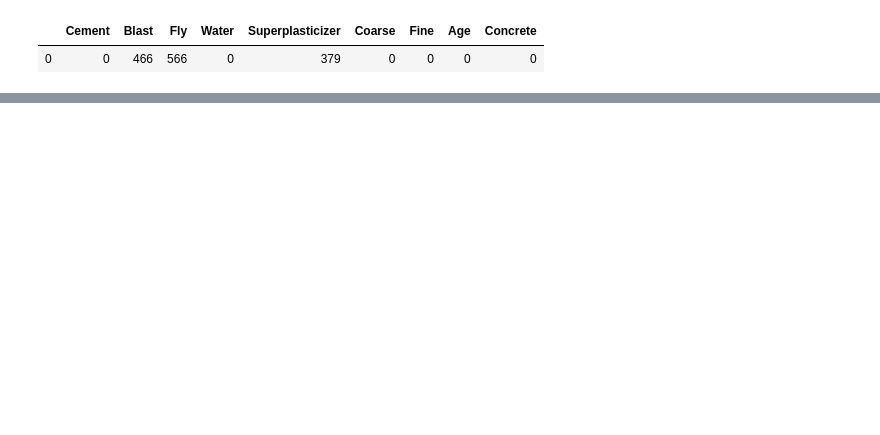
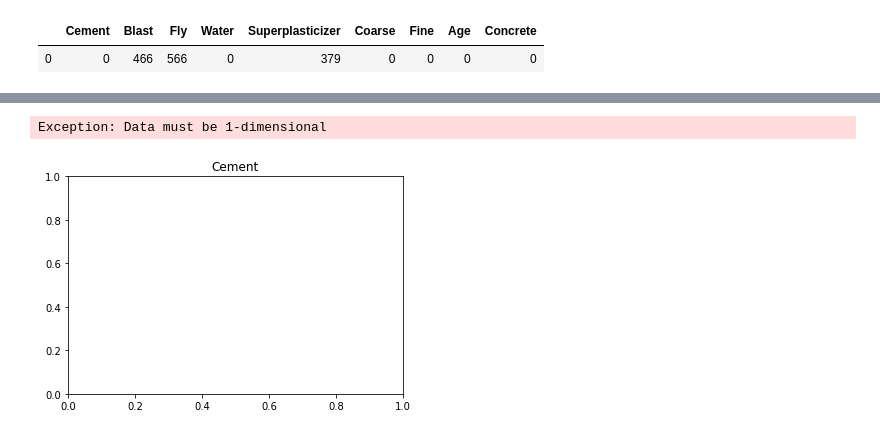
Before and after one commit to meowpunch/ConcreteDataset, a Jupyter notebook: data_analysis.ipynb, the cells around one changed output, grey strips where cells are left out. Saved outputs shown, nothing was run; the diff lists cells and outputs as text; code cells hidden in the pictures; blank space fills up the shorter version.

```diff
--- a/data_analysis.ipynb
+++ b/data_analysis.ipynb
@@ -69,0 +180,3 @@ beta
+# %%
+columns = df.columns
+columns
@@ -69,0 +199,5 @@ beta
+# %%
+processed = map(lambda col: (process(df[col]), col) , columns)
+series = map(lambda p: pd.Series(p[0].reshape(-1), name=p[1]) , processed)
+processed_df = pd.concat(series, axis=1)
+processed_df.head(5)
@@ -69,0 +211,3 @@ beta
+# %%
+for col in new_col:
+    show_hist(processed_df[col], col)
@@ -69,0 +224,8 @@ beta
+# %%
+dataset = process(df)
+# %%
+for col in columns:
+    show_hist(dataset, col)
+# %% [output]
+Exception: Data must be 1-dimensional
+[figure, added]
```
Also changed, not shown: parts of 26 cells of this notebook, 4 other files.
